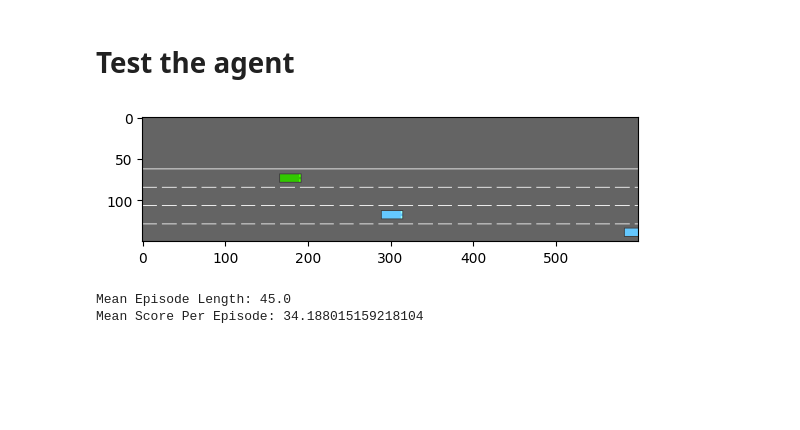
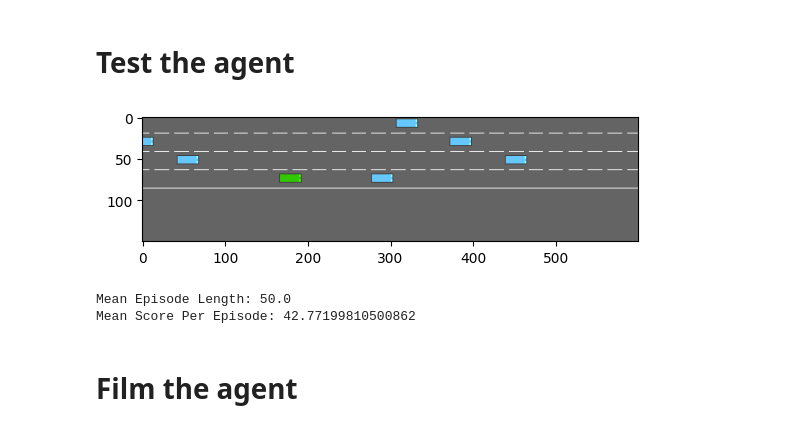
Before and after one commit to CM30359-Group-14/Group-Assignment, a Jupyter notebook: noisy_dqn/noisy_networks_for_exploration.ipynb, the cells around one changed output. Drawn from its saved outputs; the diff is of its cells as text; code cells hidden in the pictures; blank space fills up the shorter version.

Commit message:
Training, testing, filming final agents

```diff
--- a/noisy_dqn/noisy_networks_for_exploration.ipynb
+++ b/noisy_dqn/noisy_networks_for_exploration.ipynb
@@ -251,12 +251,14 @@ pd.DataFrame({"Noisy DQN": scores}).to_csv("../results/noisy_dqn.csv")
 # %% [markdown]
 # Test the agent
 # %%
-ep_lens, ep_rews = agent.test(5, time_interval=0.1)
+ep_lens, ep_rews = agent.test(1, time_interval=0.01)
 # %% [output]
-[figure, old version]
+[figure, new version]
 # %%
 print("Mean Episode Length:", np.mean(ep_lens))
 print("Mean Score Per Episode:", np.mean(ep_rews))
 # %% [output]
-Mean Episode Length: 45.0
-Mean Score Per Episode: 34.188015159218104
+Mean Episode Length: 50.0
+Mean Score Per Episode: 42.77199810500862
+# %% [markdown]
+# Film the agent
```
Also changed, not shown: parts of 9 cells of this notebook, 20 other files.
